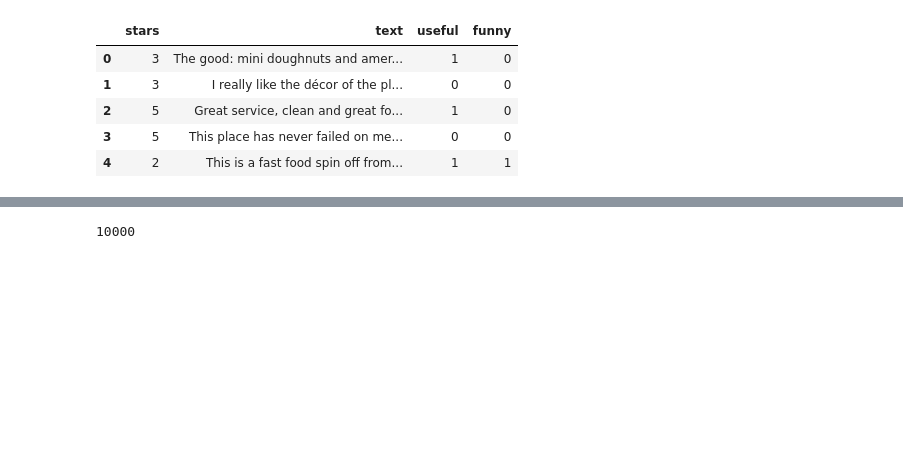
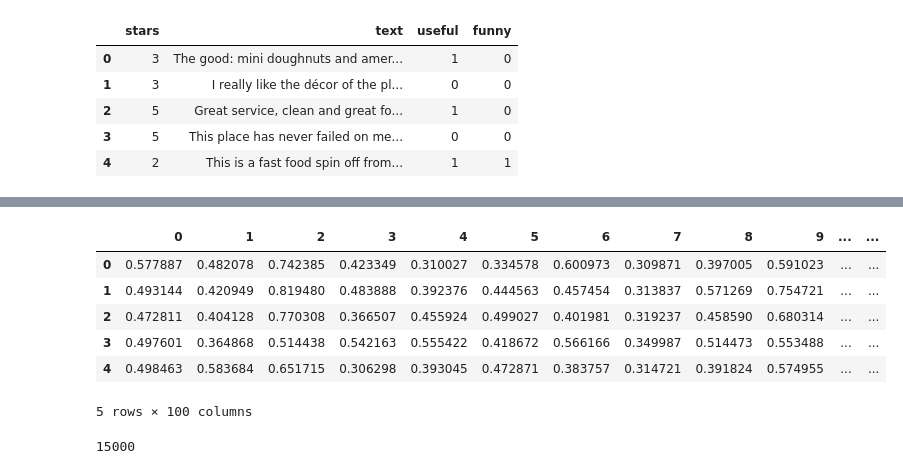
Before and after one commit to nikibor/Yelp-commentaries, a Jupyter notebook: notebooks/2.5 Gradient descent.ipynb, the cells around one changed output, grey strips where cells are left out. Cells and saved outputs as stored; diff of their text form; code cells hidden in the pictures; blank space fills up the shorter version.

```diff
--- a/notebooks/2.5 Gradient descent.ipynb
+++ b/notebooks/2.5 Gradient descent.ipynb
@@ -96,0 +116,6 @@ Wall time: 6.09 s
+# %%
+%%time
+scaler = MinMaxScaler()
+scaler.fit(big_X)
+train_data_features = scaler.transform(train_data_features)
+test_data_transform = scaler.transform(test_data_transform)
@@ -97,10 +125,21 @@ Wall time: 6.09 s
 # %%
 tr_f = pd.DataFrame(train_data_features)
 ts_f = pd.DataFrame(test_data_transform)
+tr_f.head()
+# %% [output]
+|  | 0 | 1 | 2 | 3 | 4 | 5 | 6 | 7 | 8 | 9 | ... | ... |
+| 0 | 0.577887 | 0.482078 | 0.742385 | 0.423349 | 0.310027 | 0.334578 | 0.600973 | 0.309871 | 0.397005 | 0.591023 | ... | ... |
+| 1 | 0.493144 | 0.420949 | 0.819480 | 0.483888 | 0.392376 | 0.444563 | 0.457454 | 0.313837 | 0.571269 | 0.754721 | ... | ... |
+| 2 | 0.472811 | 0.404128 | 0.770308 | 0.366507 | 0.455924 | 0.499027 | 0.401981 | 0.319237 | 0.458590 | 0.680314 | ... | ... |
+| 3 | 0.497601 | 0.364868 | 0.514438 | 0.542163 | 0.555422 | 0.418672 | 0.566166 | 0.349987 | 0.514473 | 0.553488 | ... | ... |
+| 4 | 0.498463 | 0.583684 | 0.651715 | 0.306298 | 0.393045 | 0.472871 | 0.383757 | 0.314721 | 0.391824 | 0.574955 | ... | ... |
+5 rows × 100 columns
 # %%
 tr_f.shape[0]
+big_X = train_data_features.append(test_data_transform)
+len(big_X)
 # %% [output]
-10000
+15000
 # %%
 train_X = big_X[0:tr_f.shape[0]].as_matrix()
 test_X = big_X[tr_f.shape[0]::].as_matrix()
```
Also changed, not shown: parts of 12 cells of this notebook.
